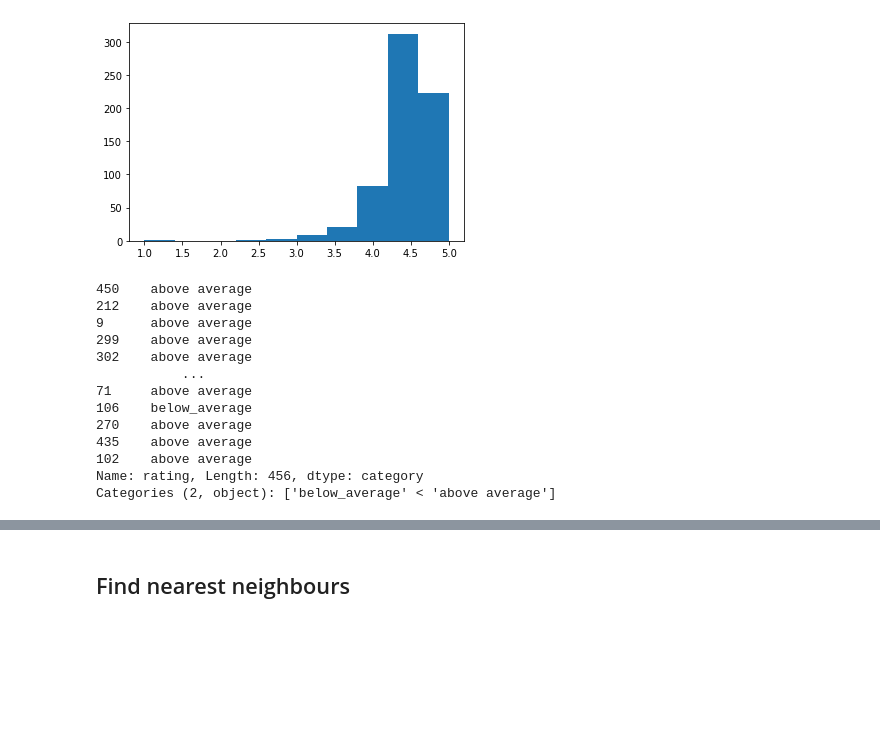
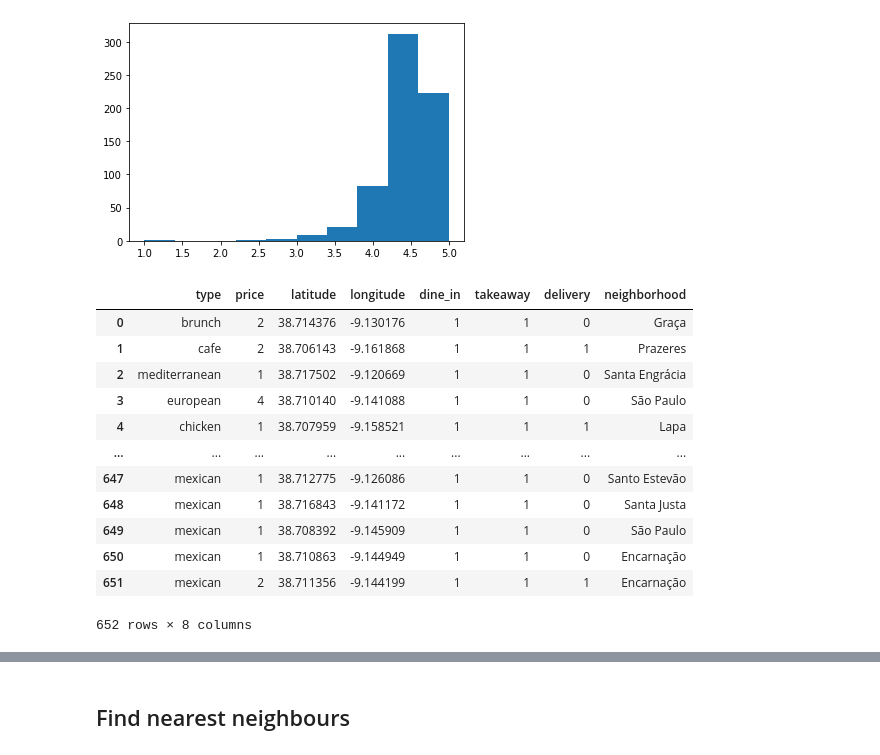
Before and after one commit to MalouO/small_business, a Jupyter notebook: notebooks/M- Classification.ipynb, the cells around one changed output, grey strips where cells are left out. Cells and saved outputs as stored; diff of their text form; code cells hidden in the pictures; blank space fills up the shorter version.

```diff
--- a/notebooks/M- Classification.ipynb
+++ b/notebooks/M- Classification.ipynb
@@ -55,4 +57,20 @@ plt.hist(y)
  array([1. , 1.4, 1.8, 2.2, 2.6, 3. , 3.4, 3.8, 4.2, 4.6, 5. ]),
  <BarContainer object of 10 artists>)
 [figure]
+# %%
+X
+# %% [output]
+|  | type | price | latitude | longitude | dine_in | takeaway | delivery | neighborhood |
+| 0 | brunch | 2 | 38.714376 | -9.130176 | 1 | 1 | 0 | Graça |
+| 1 | cafe | 2 | 38.706143 | -9.161868 | 1 | 1 | 1 | Prazeres |
+| 2 | mediterranean | 1 | 38.717502 | -9.120669 | 1 | 1 | 0 | Santa Engrácia |
+| 3 | european | 4 | 38.710140 | -9.141088 | 1 | 1 | 0 | São Paulo |
+| 4 | chicken | 1 | 38.707959 | -9.158521 | 1 | 1 | 1 | Lapa |
+| ... | ... | ... | ... | ... | ... | ... | ... | ... |
+| 647 | mexican | 1 | 38.712775 | -9.126086 | 1 | 1 | 0 | Santo Estevão |
+| 648 | mexican | 1 | 38.716843 | -9.141172 | 1 | 1 | 0 | Santa Justa |
+| 649 | mexican | 1 | 38.708392 | -9.145909 | 1 | 1 | 0 | São Paulo |
+| 650 | mexican | 1 | 38.710863 | -9.144949 | 1 | 1 | 0 | Encarnação |
+| 651 | mexican | 2 | 38.711356 | -9.144199 | 1 | 1 | 1 | Encarnação |
+652 rows × 8 columns
 # %%
@@ -67,21 +87,5 @@ preproc_basic = make_column_transformer((price_transformer, ['price']),
 preproc = make_pipeline( preproc_basic)
 # %%
 X_train_t = preproc.fit_transform(X_train)
-# %%
-print(yc_train)
-# %% [output]
-450    above average
-212    above average
-9      above average
-299    above average
-302    above average
-           ...
-71     above average
-106    below_average
-270    above average
-435    above average
-102    above average
-Name: rating, Length: 456, dtype: category
-Categories (2, object): ['below_average' < 'above average']
 # %%
 models= {'KNN':{'model':KNeighborsClassifier(),
```
Also changed, not shown: parts of 18 cells of this notebook, 8 other files.
